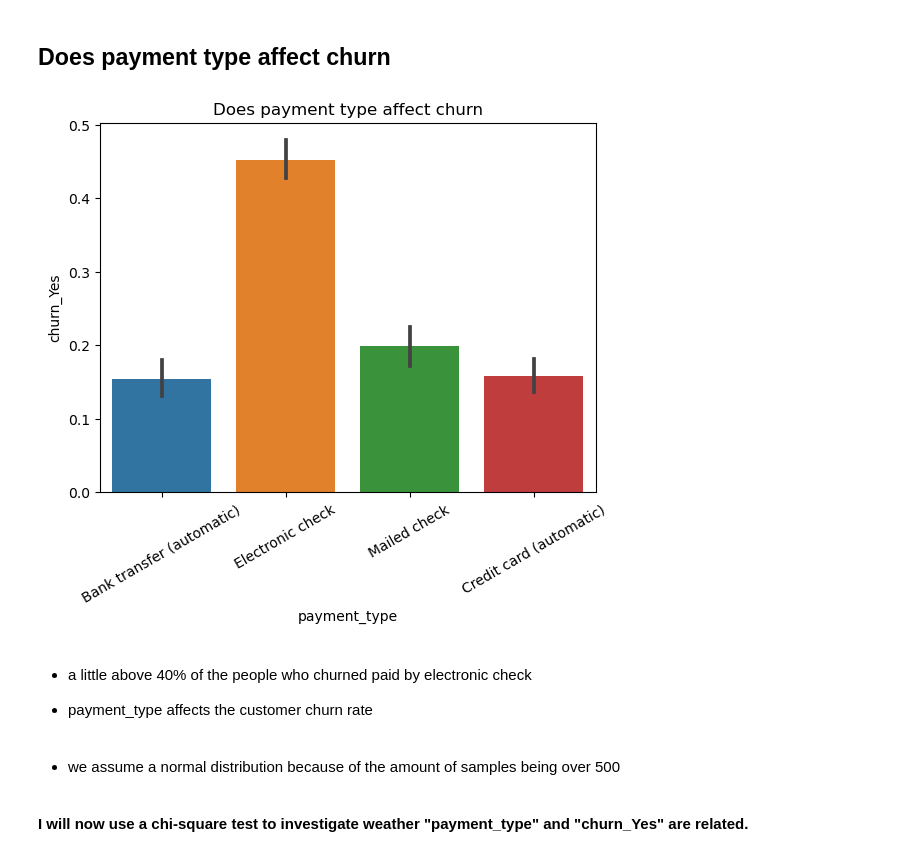
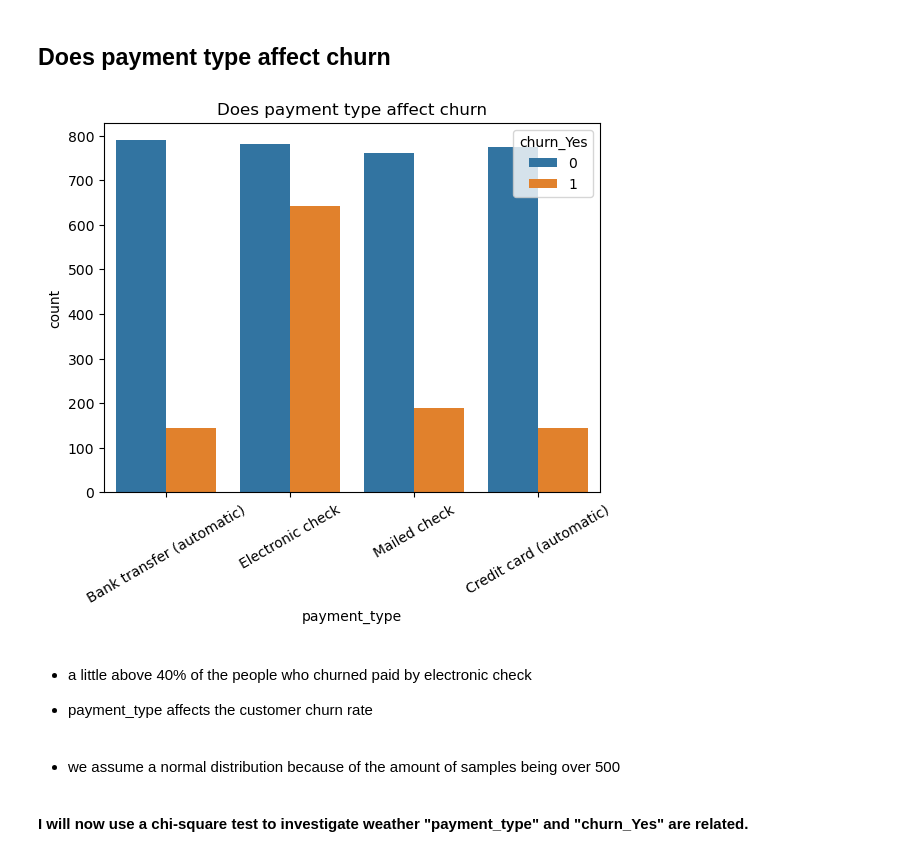
Before and after one commit to Divante222/project_1_telco_churn, a Jupyter notebook: final_report.ipynb, the cells around one changed output. Cells and saved outputs as stored; diff of their text form; code cells hidden in the pictures.

```diff
--- a/final_report.ipynb
+++ b/final_report.ipynb
@@ -131,12 +112,9 @@ train.describe()
 ## Does payment type affect churn
 # %%
 #plotting churn_Yes and payment type
-plt.title('Does payment type affect churn')
-ax = sns.barplot(x='payment_type', y ='churn_Yes', data = train)
-ax.tick_params(axis='x', rotation=30)
-plt.show()
+wrangle.get_barplot_payment_type(train)
 # %% [output]
-[figure, old version]
+[figure, new version]
 # %% [markdown]
 - a little above 40% of the people who churned paid by electronic check
 
```
Also changed, not shown: parts of 25 cells of this notebook, 2 other files.
